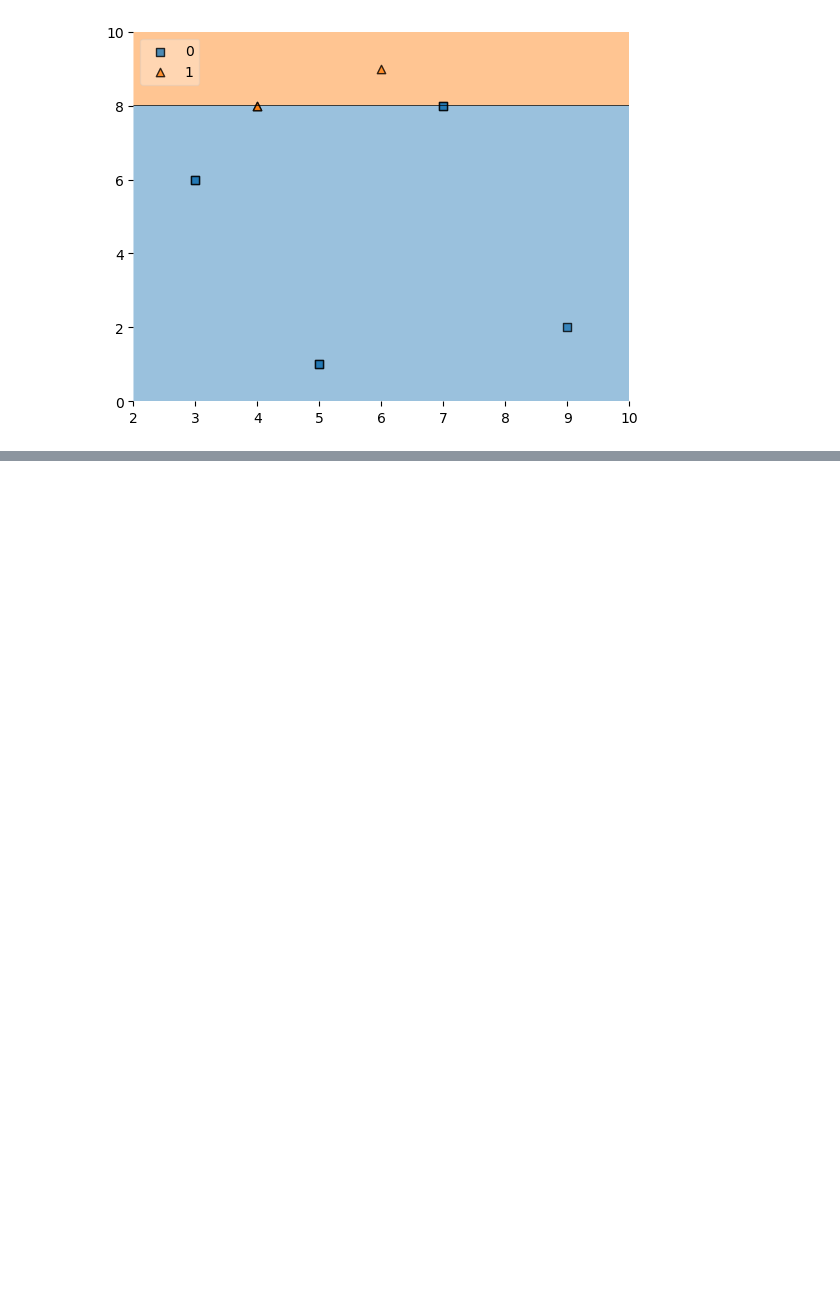
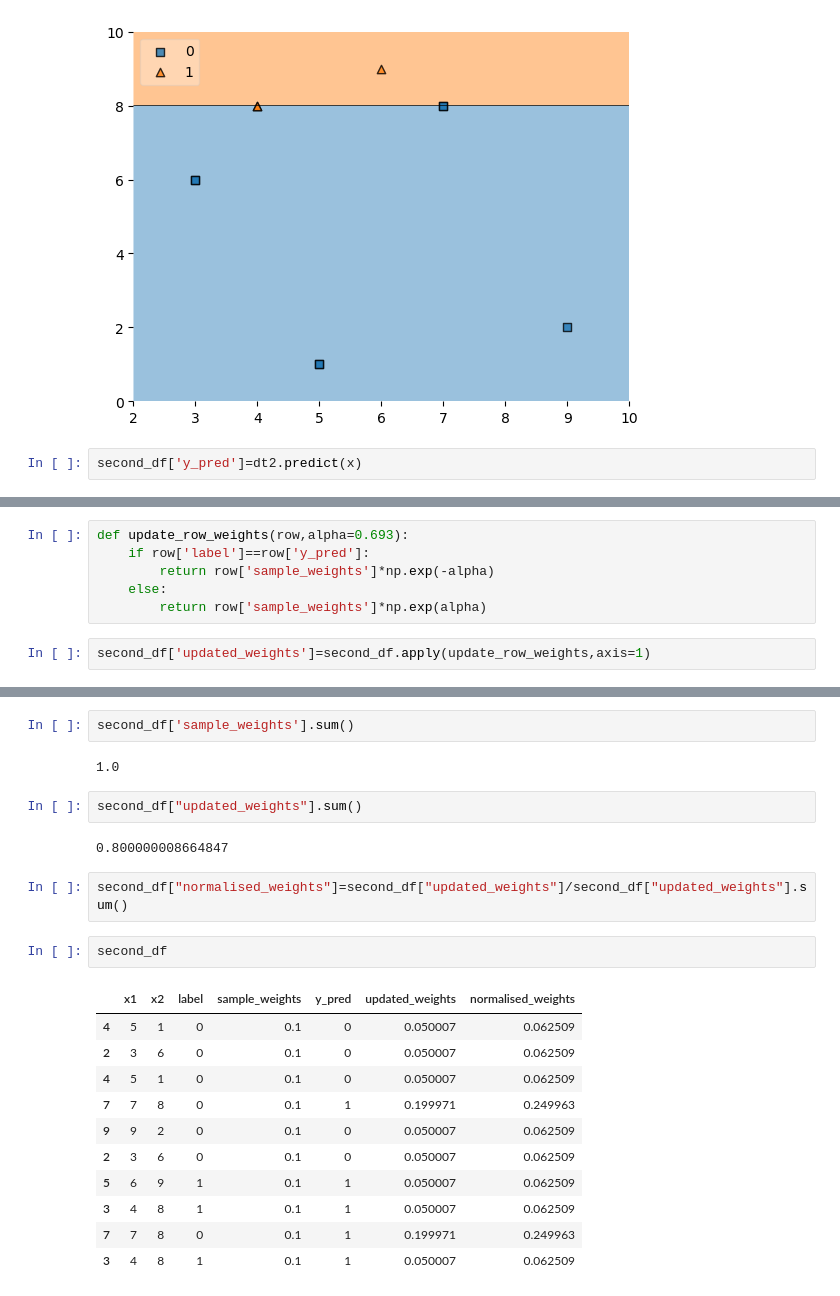
Before and after one commit to tasnim-shamsuddin/Ada_Boost_ML_algorithm, a Jupyter notebook: Used_Car_price_prediction/ada_boost.ipynb, the cells around one changed output, grey strips where cells are left out. Drawn from its saved outputs; the diff is of its cells as text; blank space fills up the shorter version.

```diff
--- a/Used_Car_price_prediction/ada_boost.ipynb
+++ b/Used_Car_price_prediction/ada_boost.ipynb
@@ -267,3 +267,5 @@ plot_decision_regions(x,y,clf=dt2,legend=2)
 # %% [output]
 <Axes: >
 [figure]
+# %%
+second_df['y_pred']=dt2.predict(x)
@@ -269,0 +292,8 @@ plot_decision_regions(x,y,clf=dt2,legend=2)
+# %%
+def update_row_weights(row,alpha=0.693):
+    if row['label']==row['y_pred']:
+        return row['sample_weights']*np.exp(-alpha)
+    else:
+        return row['sample_weights']*np.exp(alpha)
+# %%
+second_df['updated_weights']=second_df.apply(update_row_weights,axis=1)
@@ -269,0 +314,24 @@ plot_decision_regions(x,y,clf=dt2,legend=2)
+# %%
+second_df['sample_weights'].sum()
+# %% [output]
+1.0
+# %%
+second_df["updated_weights"].sum()
+# %% [output]
+0.800000008664847
+# %%
+second_df["normalised_weights"]=second_df["updated_weights"]/second_df["updated_weights"].sum()
+# %%
+second_df
+# %% [output]
+|  | x1 | x2 | label | sample_weights | y_pred | updated_weights | normalised_weights |
+| 4 | 5 | 1 | 0 | 0.1 | 0 | 0.050007 | 0.062509 |
+| 2 | 3 | 6 | 0 | 0.1 | 0 | 0.050007 | 0.062509 |
+| 4 | 5 | 1 | 0 | 0.1 | 0 | 0.050007 | 0.062509 |
+| 7 | 7 | 8 | 0 | 0.1 | 1 | 0.199971 | 0.249963 |
+| 9 | 9 | 2 | 0 | 0.1 | 0 | 0.050007 | 0.062509 |
+| 2 | 3 | 6 | 0 | 0.1 | 0 | 0.050007 | 0.062509 |
+| 5 | 6 | 9 | 1 | 0.1 | 1 | 0.050007 | 0.062509 |
+| 3 | 4 | 8 | 1 | 0.1 | 1 | 0.050007 | 0.062509 |
+| 7 | 7 | 8 | 0 | 0.1 | 1 | 0.199971 | 0.249963 |
+| 3 | 4 | 8 | 1 | 0.1 | 1 | 0.050007 | 0.062509 |
```
Also changed, not shown: parts of 13 cells of this notebook.
